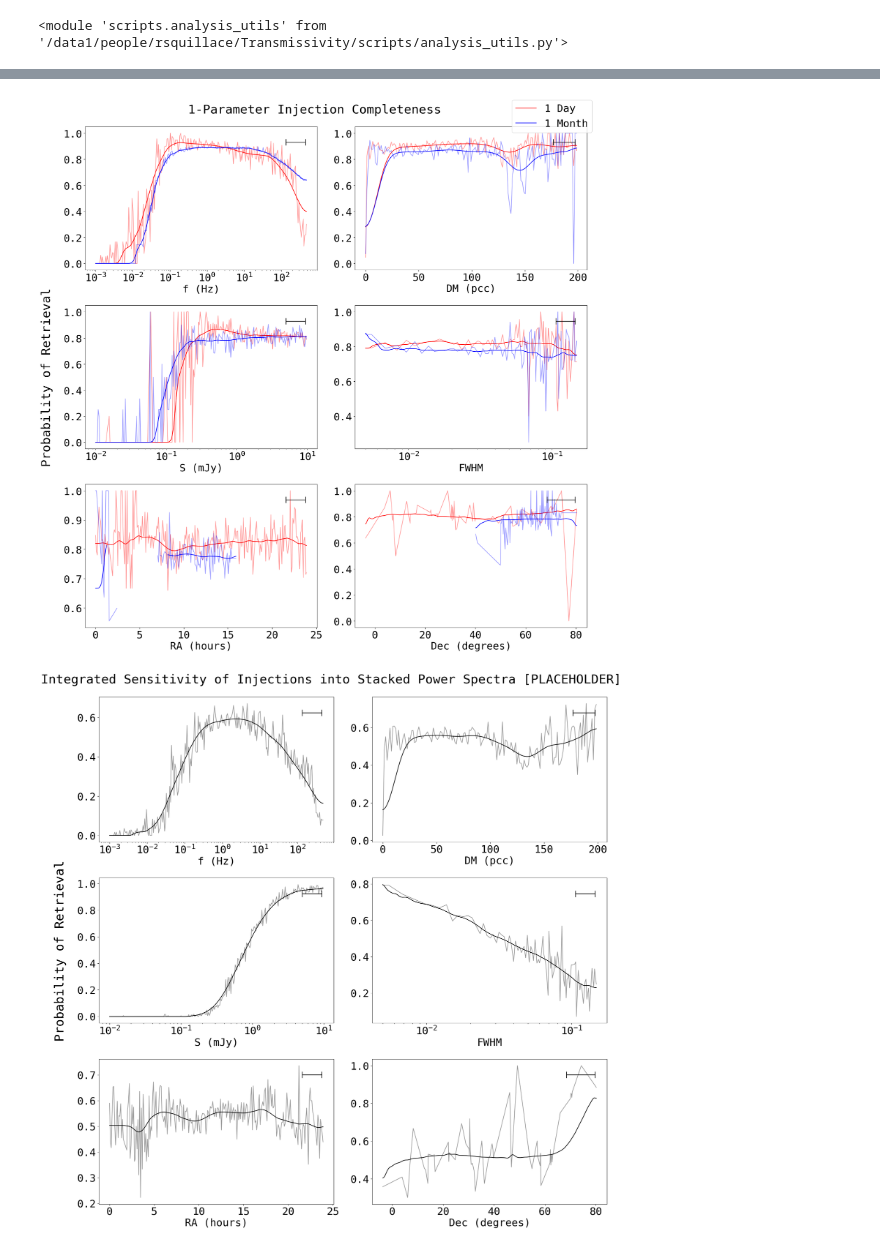
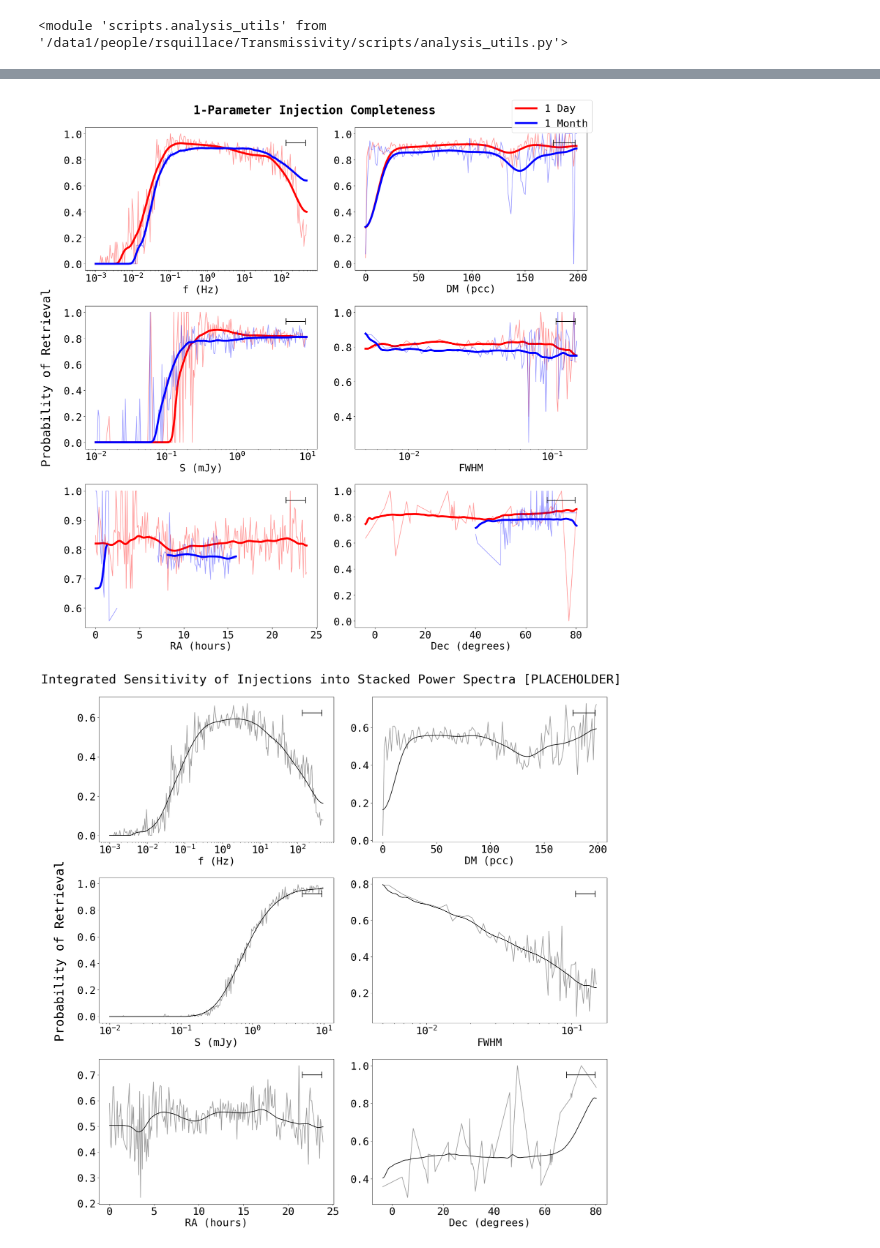
Before and after one commit to chime-sps/Transmissivity, a Jupyter notebook: results/injection_analysis_1d.ipynb, the cells around one changed output, grey strips where cells are left out. Cells and saved outputs as stored; diff of their text form; code cells hidden in the pictures.

```diff
--- a/results/injection_analysis_1d.ipynb
+++ b/results/injection_analysis_1d.ipynb
@@ -589,18 +589,18 @@ plt.tight_layout()
 fig, ax = plt.subplots(3, 2, figsize=(20, 20), layout = 'constrained')
 ax = ax.flatten()
 ax[0].plot(f_bins[:-1], gaussian_filter(f_comp_smooth, 3), color='red',
-           label='1 Day')
+           label='1 Day', linewidth = '5.')
 ax[0].plot(f_bins[:-1], f_comp, alpha=0.4, color='red')
 ax[0].plot(f_bins[:-1], gaussian_filter(f_comp_30, 3), color='blue',
-           label='1 Month')
+           label='1 Month', linewidth = '5.')
 ax[0].plot(f_bins[:-1], f_comp_30, alpha=0.4, color='blue')
 ax[0].set_xscale('log')
 ax[0].set_xlabel('f (Hz)')
 au.add_crosshair(ax[0], f_bins, np.sqrt(f_dev**2 + 3**2))
 
-ax[1].plot(DM_bins[:-1], gaussian_filter(DM_comp_smooth, 5), color='red')
+ax[1].plot(DM_bins[:-1], gaussian_filter(DM_comp_smooth, 5), color='red', linewidth = '5.')
 ax[1].plot(DM_bins[:-1], DM_comp, alpha=0.4, color='red')
-ax[1].plot(DM_bins[:-1], gaussian_filter(DM_comp_smooth_30, 5), color='blue')
+ax[1].plot(DM_bins[:-1], gaussian_filter(DM_comp_smooth_30, 5), color='blue', linewidth = '5.')
 ax[1].plot(DM_bins[:-1], DM_comp_30, alpha=0.4, color='blue')
 #ax[1].plot(DM_bins[:-1], gaussian_filter(DM_pred_smooth, 5), 'k--')
 # ax[1].plot(DM_bins[:-1], gaussian_filter(DM_comp_smooth, 3), color='blue')
@@ -608,9 +608,9 @@ ax[1].plot(DM_bins[:-1], DM_comp_30, alpha=0.4, color='blue')
 ax[1].set_xlabel('DM (pcc)')
 au.add_crosshair(ax[1], DM_bins, np.sqrt(DM_dev**2 + 5**2))
 
-ax[2].plot(S_bins[:-1], gaussian_filter(S_comp_smooth, 3), color='red')
+ax[2].plot(S_bins[:-1], gaussian_filter(S_comp_smooth, 3), color='red', linewidth = '5.')
 ax[2].plot(S_bins[:-1], S_comp, alpha=0.4, color='red')
-ax[2].plot(S_bins[:-1], gaussian_filter(S_comp_smooth_30, 3), color='blue')
+ax[2].plot(S_bins[:-1], gaussian_filter(S_comp_smooth_30, 3), color='blue', linewidth = '5.')
 ax[2].plot(S_bins[:-1], S_comp_30, alpha=0.4, color='blue')
 # ax[2].plot(S_bins[:-1], gaussian_filter(S_comp_smooth, 3), color='blue')
 # ax[2].plot(S_bins[:-1], S_comp, alpha=0.4, color='blue')
@@ -618,9 +618,9 @@ ax[2].set_xscale('log')
 ax[2].set_xlabel('S (mJy)')
 au.add_crosshair(ax[2], S_bins, np.sqrt(S_dev**2 + 3**2))
 
-ax[3].plot(FWHM_bins[:-1], gaussian_filter(FWHM_comp_smooth, 3), color='red')
+ax[3].plot(FWHM_bins[:-1], gaussian_filter(FWHM_comp_smooth, 3), color='red', linewidth = '5.')
 ax[3].plot(FWHM_bins[:-1], FWHM_comp, alpha=0.4, color='red')
-ax[3].plot(FWHM_bins[:-1], gaussian_filter(FWHM_comp_smooth_30, 3), color='blue')
+ax[3].plot(FWHM_bins[:-1], gaussian_filter(FWHM_comp_smooth_30, 3), color='blue', linewidth = '5.')
 ax[3].plot(FWHM_bins[:-1], FWHM_comp_30, alpha=0.4, color='blue')
 # ax[3].plot(FWHM_bins[:-1], gaussian_filter(FWHM_comp_smooth, 3), color='blue')
 # ax[3].plot(FWHM_bins[:-1], FWHM_comp, alpha=0.4, color='blue')
@@ -628,39 +628,39 @@ ax[3].set_xscale('log')
 ax[3].set_xlabel('FWHM')
 au.add_crosshair(ax[3], FWHM_bins, np.sqrt(FWHM_dev**2 + 3**2))
 
 RA_mask = RA_bins[:-1] < 16*15
 RA_nanmask = (RA_bins[:-1] > 2.5*15) & (RA_bins[:-1] < 7*15)
 RA_comp_smooth_30[RA_nanmask] = np.nan
 RA_comp_30[RA_nanmask] = np.nan
-ax[4].plot(RA_bins[:-1] / 15, gaussian_filter(RA_comp_smooth, 3), color='red')
+ax[4].plot(RA_bins[:-1] / 15, gaussian_filter(RA_comp_smooth, 3), color='red', linewidth = '5.')
 ax[4].plot(RA_bins[:-1] / 15, RA_comp, alpha=0.4, color='red')
-ax[4].plot(RA_bins[:-1][RA_mask] / 15, gaussian_filter(RA_comp_smooth_30[RA_mask], 3), color='blue')
+ax[4].plot(RA_bins[:-1][RA_mask] / 15, gaussian_filter(RA_comp_smooth_30[RA_mask], 3), color='blue', linewidth = '5.')
 ax[4].plot(RA_bins[:-1][RA_mask] / 15, RA_comp_30[RA_mask], alpha=0.4, color='blue')
 # ax[3].plot(RA_bins[:-1], gaussian_filter(RA_comp_smooth, 3), color='blue')
 # ax[3].plot(RA_bins[:-1], RA_comp, alpha=0.4, color='blue')
 ax[4].set_xlabel('RA (hours)')
 au.add_crosshair(ax[4], RA_bins, np.sqrt(RA_dev**2 + 3**2))
 
 Dec_mask = Dec_bins[:-1] > 40
-ax[5].plot(Dec_bins[:-1], gaussian_filter(Dec_comp_smooth, 5), color='red')
+ax[5].plot(Dec_bins[:-1], gaussian_filter(Dec_comp_smooth, 5), color='red', linewidth = '5.')
 ax[5].plot(Dec_bins[:-1], Dec_comp, alpha=0.4, color='red')
-ax[5].plot(Dec_bins[:-1][Dec_mask], gaussian_filter(Dec_comp_smooth_30[Dec_mask], 5), color='blue')
+ax[5].plot(Dec_bins[:-1][Dec_mask], gaussian_filter(Dec_comp_smooth_30[Dec_mask], 5), color='blue', linewidth = '5.')
 ax[5].plot(Dec_bins[:-1][Dec_mask], Dec_comp_30[Dec_mask], alpha=0.4, color='blue')
 # ax[3].plot(Dec_bins[:-1], gaussian_filter(Dec_comp_smooth, 3), color='blue')
 # ax[3].plot(Dec_bins[:-1], Dec_comp, alpha=0.4, color='blue')
 ax[5].set_xlabel('Dec (degrees)')
 au.add_crosshair(ax[5], Dec_bins, np.sqrt(Dec_dev**2 + 5**2))
 
-fig.suptitle('1-Parameter Injection Completeness')
+fig.suptitle('1-Parameter Injection Completeness', fontsize=30, fontweight='bold')
 fig.supylabel('Probability of Retrieval')
 #fig.legend()
 handles, labels = ax[0].get_legend_handles_labels()
 fig.legend()
 # fig.legend(handles, labels, title='Harmonics Counted', loc='upper right',
 #            bbox_to_anchor=(1.0, 1.0), bbox_transform=fig.transFigure)
 plt.tight_layout()
 # %% [output]
-[figure, old version]
+[figure, new version]
 # %%
 fig, ax = plt.subplots(3, 2, figsize=(20, 20), layout = 'constrained')
 ax = ax.flatten()
```
Also changed, not shown: parts of 3 cells of this notebook.
